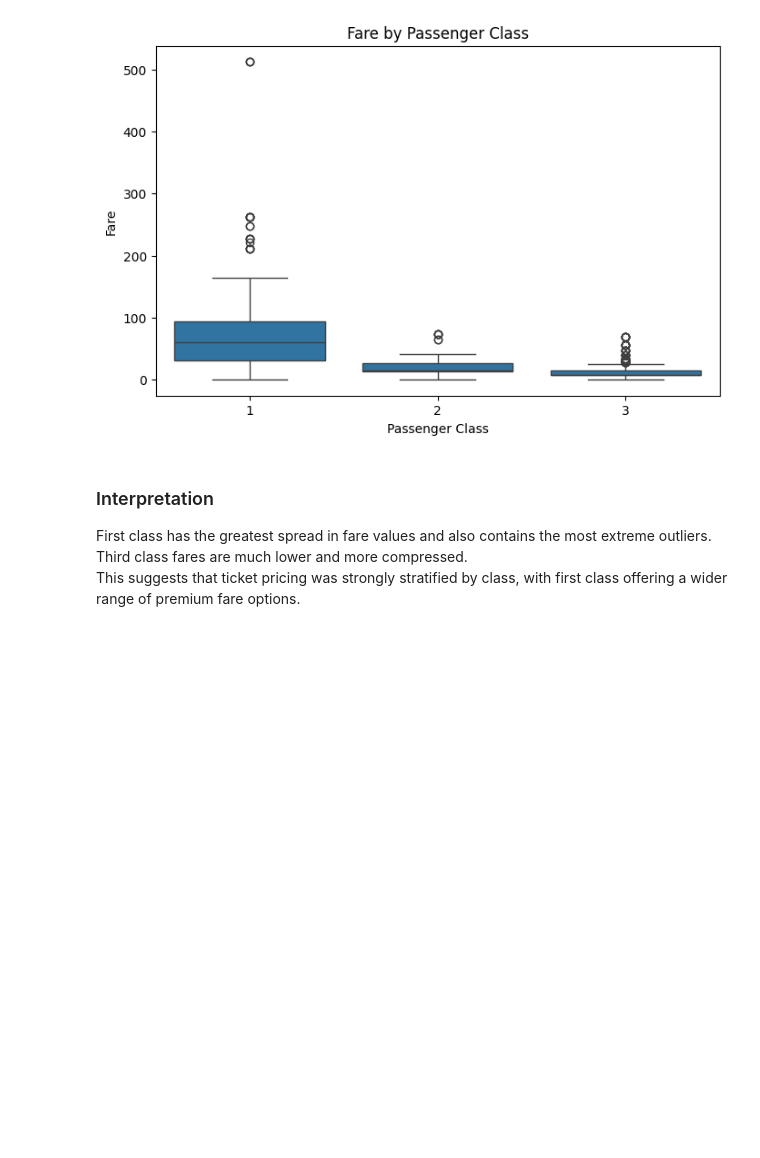
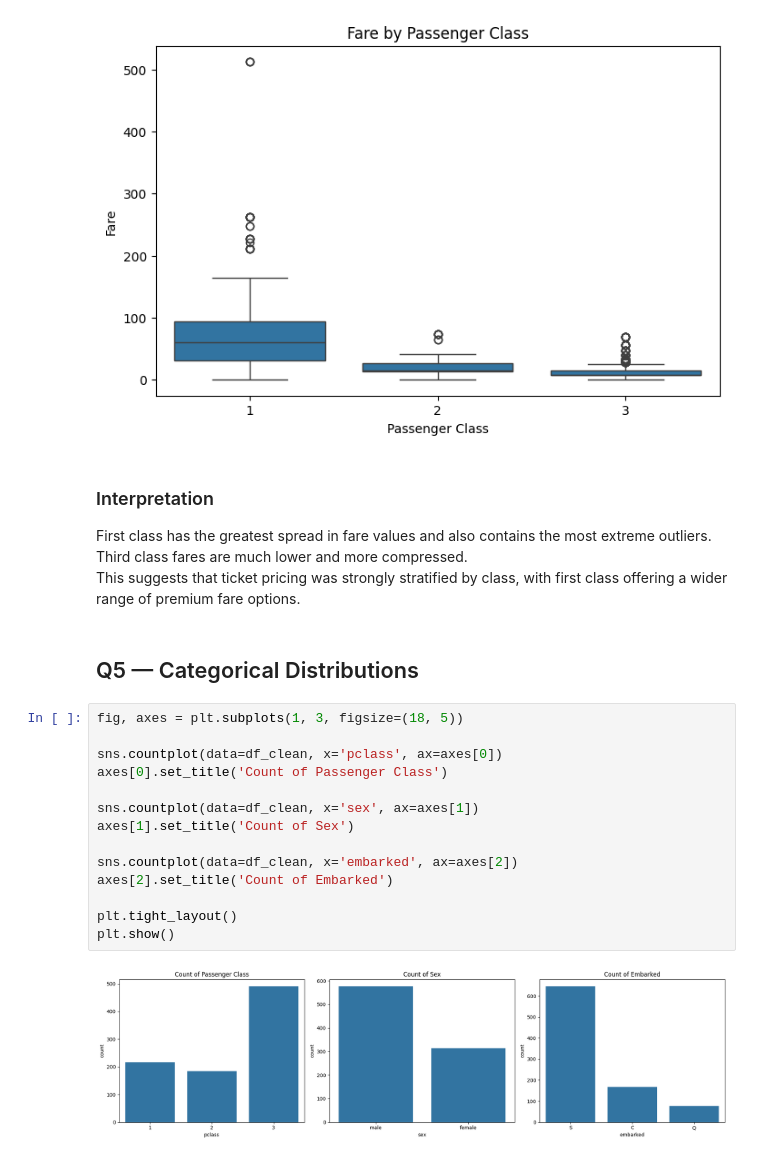
Before and after one commit to SHKabdulhadi/Titanic-Data-Analysis, a Jupyter notebook: titanic-data-analysis.ipynb, the cells around one changed output. Cells and saved outputs as stored; diff of their text form; blank space fills up the shorter version.

```diff
--- a/titanic-data-analysis.ipynb
+++ b/titanic-data-analysis.ipynb
@@ -355,3 +355,21 @@ plt.show()
 First class has the greatest spread in fare values and also contains the most extreme outliers.
 Third class fares are much lower and more compressed.
 This suggests that ticket pricing was strongly stratified by class, with first class offering a wider range of premium fare options.
+# %% [markdown]
+## Q5 — Categorical Distributions
+# %%
+fig, axes = plt.subplots(1, 3, figsize=(18, 5))
+
+sns.countplot(data=df_clean, x='pclass', ax=axes[0])
+axes[0].set_title('Count of Passenger Class')
+
+sns.countplot(data=df_clean, x='sex', ax=axes[1])
+axes[1].set_title('Count of Sex')
+
+sns.countplot(data=df_clean, x='embarked', ax=axes[2])
+axes[2].set_title('Count of Embarked')
+
+plt.tight_layout()
+plt.show()
+# %% [output]
+[figure, added]
```
Also changed, not shown: parts of 7 cells of this notebook.
